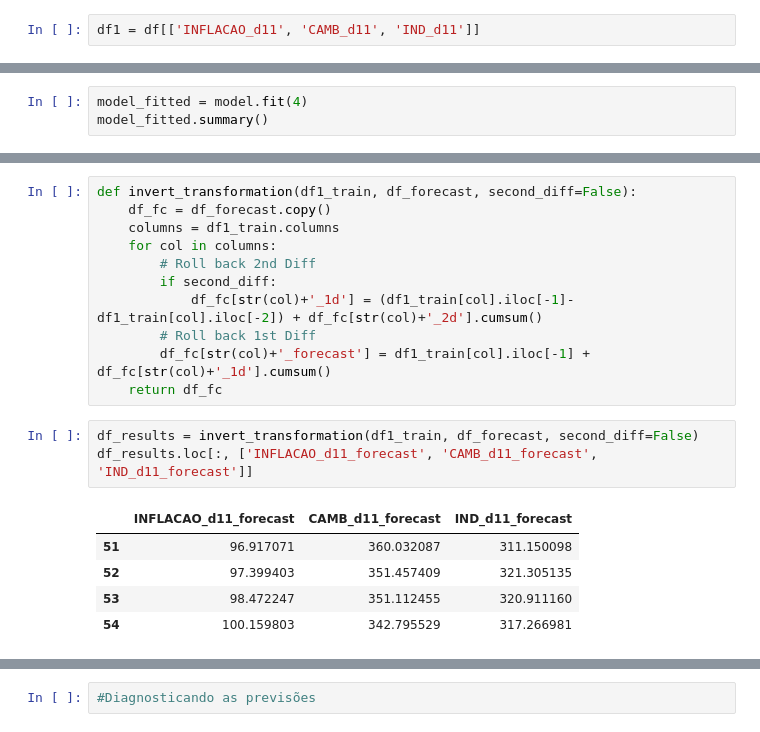
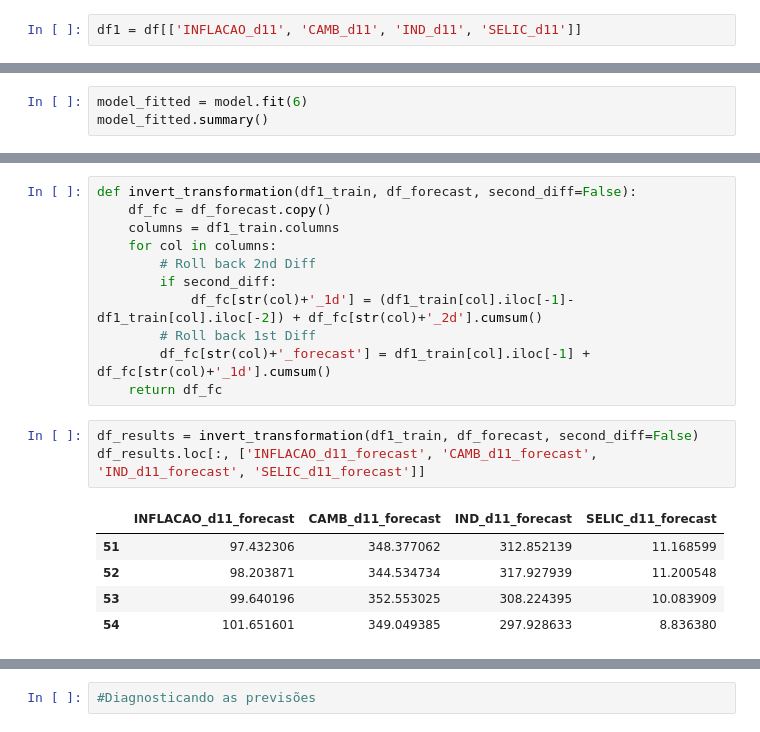
Before and after one commit to dudegrabow/var_model, a Jupyter notebook: var_model.ipynb, the cells around one changed output, grey strips where cells are left out. Saved outputs shown, nothing was run; the diff lists cells and outputs as text.

```diff
--- a/var_model.ipynb
+++ b/var_model.ipynb
@@ -116,6 +121,6 @@ plt.tight_layout();
 # %% [output]
 [figure]
 # %%
-df1 = df[['INFLACAO_d11', 'CAMB_d11', 'IND_d11']]
+df1 = df[['INFLACAO_d11', 'CAMB_d11', 'IND_d11', 'SELIC_d11']]
 # %%
 df1
@@ -329,5 +394,5 @@ VAR Order Selection (* highlights the minimums)
 # %%
-model_fitted = model.fit(4)
+model_fitted = model.fit(6)
 model_fitted.summary()
 # %% [output]
   Summary of Regression Results
@@ -408,13 +482,13 @@ def invert_transformation(df1_train, df_forecast, second_diff=False):
     return df_fc
 # %%
 df_results = invert_transformation(df1_train, df_forecast, second_diff=False)
-df_results.loc[:, ['INFLACAO_d11_forecast', 'CAMB_d11_forecast', 'IND_d11_forecast']]
+df_results.loc[:, ['INFLACAO_d11_forecast', 'CAMB_d11_forecast', 'IND_d11_forecast', 'SELIC_d11_forecast']]
 # %% [output]
-|  | INFLACAO_d11_forecast | CAMB_d11_forecast | IND_d11_forecast |
-| 51 | 96.917071 | 360.032087 | 311.150098 |
-| 52 | 97.399403 | 351.457409 | 321.305135 |
-| 53 | 98.472247 | 351.112455 | 320.911160 |
-| 54 | 100.159803 | 342.795529 | 317.266981 |
+|  | INFLACAO_d11_forecast | CAMB_d11_forecast | IND_d11_forecast | SELIC_d11_forecast |
+| 51 | 97.432306 | 348.377062 | 312.852139 | 11.168599 |
+| 52 | 98.203871 | 344.534734 | 317.927939 | 11.200548 |
+| 53 | 99.640196 | 352.553025 | 308.224395 | 10.083909 |
+| 54 | 101.651601 | 349.049385 | 297.928633 | 8.836380 |
 # %%
 fig, axes = plt.subplots(nrows=int(len(df1.columns)/2), ncols=3, dpi=150, figsize=(10,10))
 for i, (col,ax) in enumerate(zip(df1.columns, axes.flatten())):
```
Also changed, not shown: parts of 37 cells of this notebook.
